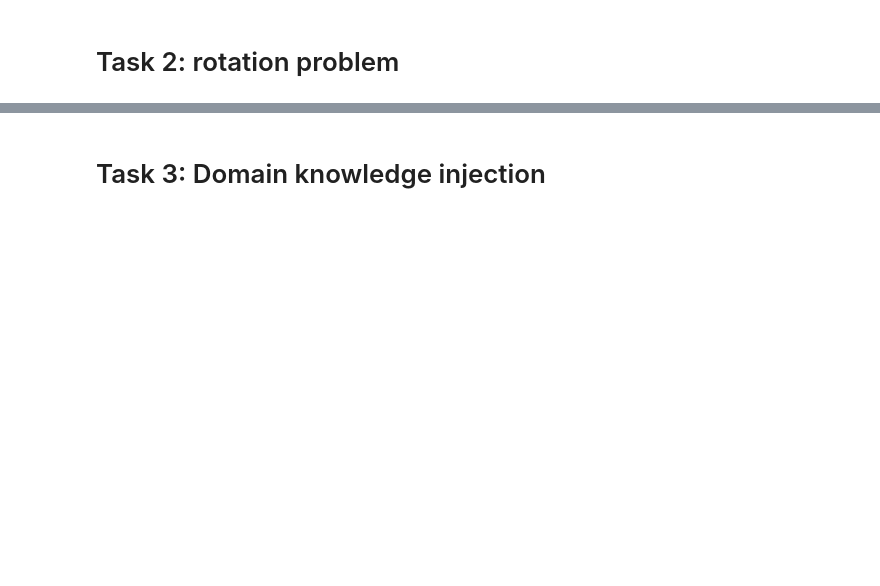
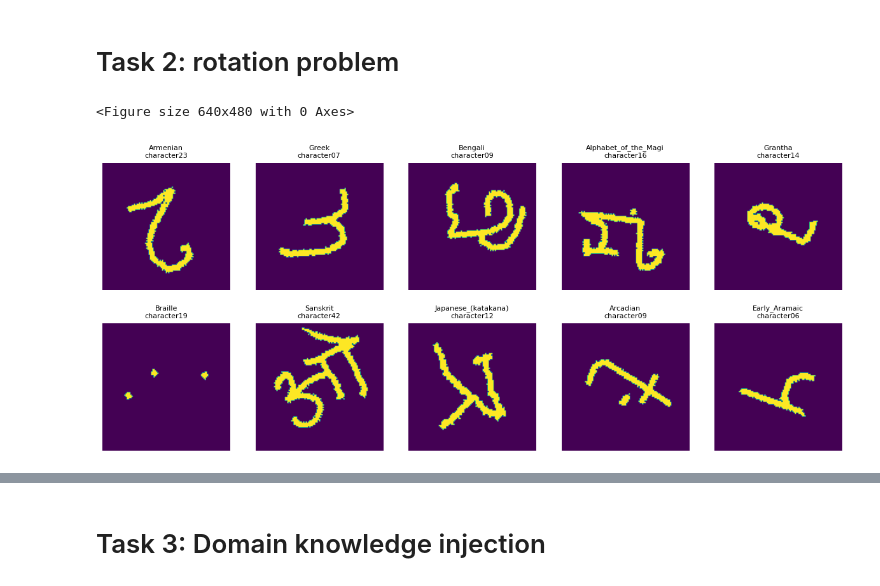
Before and after one commit to CPieter/2AMM10-Assignments, a Jupyter notebook: A1.ipynb, the cells around one changed output, grey strips where cells are left out. Drawn from its saved outputs; the diff is of its cells as text; code cells hidden in the pictures; blank space fills up the shorter version.

```diff
--- a/A1.ipynb
+++ b/A1.ipynb
@@ -581,2 +592,26 @@ data_dict_test_task2.keys()
 # %%
 # solution and evaluation of task 2:
+import torchvision.transforms as transforms
+rotation_transform = transforms.RandomRotation(degrees=(-180, 180))
+# %%
+train_data_task2 = train_data.copy()
+
+def transform_train_data(data_dict):
+  for alphabet, characters in data_dict.items():
+    for char, images in characters.items():
+      augmented_images = []
+      for image in images:
+        augmented_image = rotation_transform(image)
+        augmented_images.append(augmented_image)
+        data_dict[alphabet][char] = augmented_images
+  return data_dict
+# %%
+transformed_train_data = transform_train_data(train_data_task2)
+# %%
+plt.figure()
+plot_example_data(transformed_train_data)
+# plt.savefig('example_data.png', dpi=600)
+plt.show()
+# %% [output]
+<Figure size 640x480 with 0 Axes>
+[figure, added]
```
Also changed, not shown: parts of 7 cells of this notebook.
